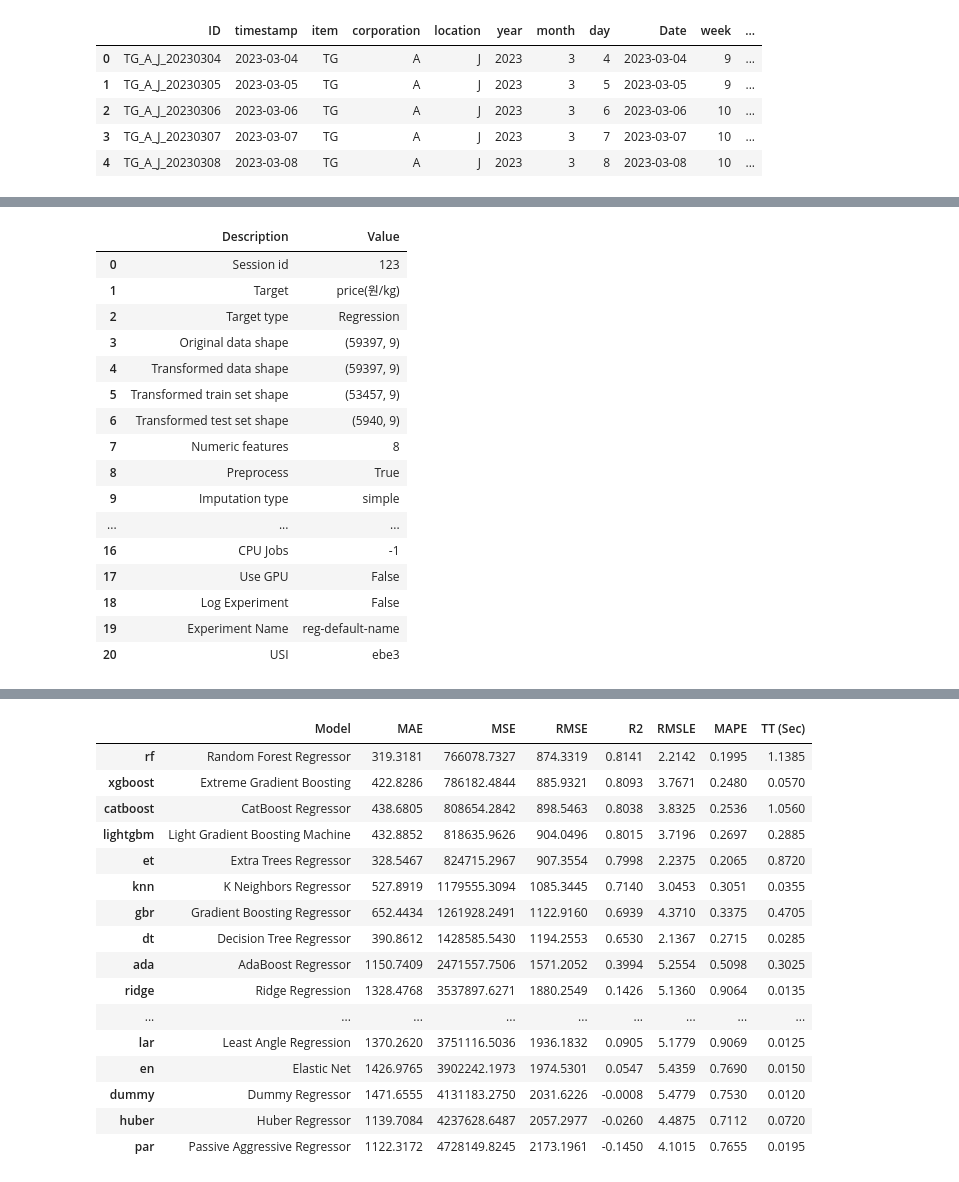
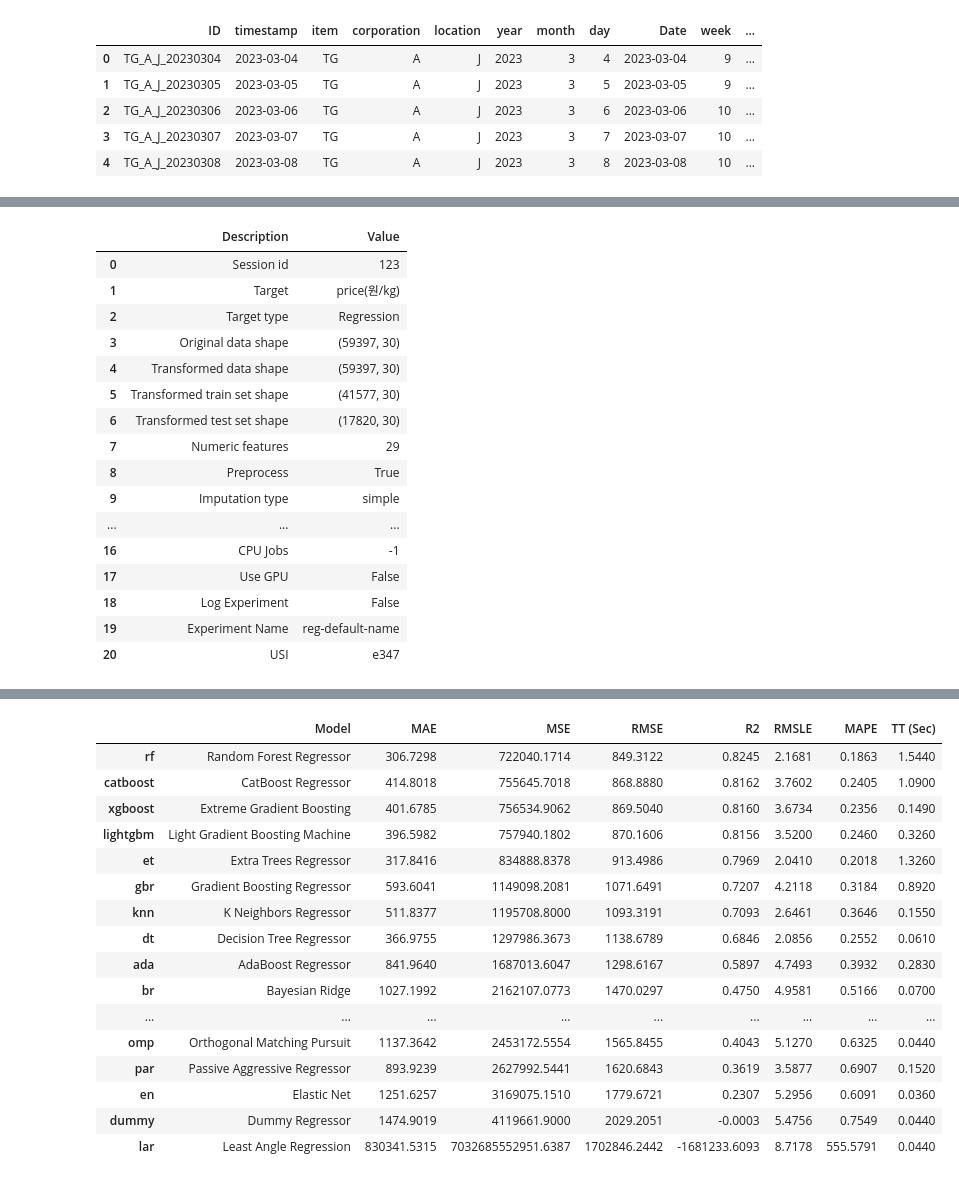
Before and after one commit to junseokShim/jeju_regression, a Jupyter notebook: 03_min_add_code.ipynb, the cells around one changed output, grey strips where cells are left out. Drawn from its saved outputs; the diff is of its cells as text; code cells hidden in the pictures.

```diff
--- a/03_min_add_code.ipynb
+++ b/03_min_add_code.ipynb
@@ -55,3 +59,7 @@ trade['month'] = trade['기간'].apply(lambda x : int(x[5:7]))
+# %%
+m_train = train.merge(trade, on=['year', 'month', 'item'], how='outer')
+m_train = m_train.dropna(subset=['ID'])
+m_train = m_train.fillna(0)
 # %%
 # %%
 import datetime
@@ -84,15 +112,22 @@ test_re.head()
 # %%
 # %%
 from sklearn.preprocessing import LabelEncoder
-train_x = train.drop(columns=['ID', 'timestamp', 'supply(kg)', 'price(원/kg)','Date'])
-train_y = train['price(원/kg)']
-test_x = test_re.drop(columns=['ID', 'timestamp','Date'])
-qual_col = ['item', 'corporation', 'location','day_name']
-
-for i in qual_col:
-    le = LabelEncoder()
-    train_x[i]=le.fit_transform(train_x[i])
-    test_x[i]=le.transform(test_x[i]) #test 데이터에 대해서 fit하는 것은 data leakage에 해당합니다
+train_x = m_train.drop(columns=['ID', 'timestamp', 'supply(kg)', 'price(원/kg)','Date'])
+train_y = m_train['price(원/kg)']
+test_x  = m_test.drop(columns=['ID', 'timestamp','Date'])
+# %%
+qual_col = ['item', 'corporation', 'location','day_name']
+
+train_x = pd.get_dummies(train_x, columns=qual_col, prefix=qual_col)
+test_x  = pd.get_dummies(test_x, columns=qual_col, prefix=qual_col)
+
+# for i in qual_col:
+#     le = LabelEncoder()
+#     train_x[i]=le.fit_transform(train_x[i])
+#     test_x[i]=le.transform(test_x[i]) #test 데이터에 대해서 fit하는 것은 data leakage에 해당합니다
+# %%
+train_x = train_x.drop(columns=['기간','품목명'])
+test_x  = test_x.drop(columns=['기간','품목명'])
 # %%
 train_x = pd.concat([train_x, train_y], axis=1)
 # %%
@@ -116,47 +168,52 @@ test_x.head() #day_name 일치
 # %%
 # import pycaret regression and init setup
 from pycaret.regression import *
 
-s = setup(train_x, target = 'price(원/kg)', session_id = 123, fold = 20, normalize = True, normalize_method = 'minmax', train_size=0.9) ##nomalize에 robust, zscore 가능
+s = setup(train_x, target = 'price(원/kg)',
+        session_id = 123,
+        fold = 10,
+        normalize = True,
+        normalize_method = 'minmax',
+        train_size=0.7) ##nomalize에 robust, zscore 가능
 # normalise를 robust, zscore로 하면 rmse 너무 높아짐 (1200 수준). minmax 가 680 수준
 #fole 수나 train_size를 바꿔보자
 
 # %%
 best_model = compare_models()
 # %% [output]
 |  | Description | Value |
 | 0 | Session id | 123 |
 | 1 | Target | price(원/kg) |
 | 2 | Target type | Regression |
-| 3 | Original data shape | (59397, 9) |
-| 4 | Transformed data shape | (59397, 9) |
-| 5 | Transformed train set shape | (53457, 9) |
-| 6 | Transformed test set shape | (5940, 9) |
-| 7 | Numeric features | 8 |
+| 3 | Original data shape | (59397, 30) |
+| 4 | Transformed data shape | (59397, 30) |
+| 5 | Transformed train set shape | (41577, 30) |
+| 6 | Transformed test set shape | (17820, 30) |
+| 7 | Numeric features | 29 |
 | 8 | Preprocess | True |
 | 9 | Imputation type | simple |
 | ... | ... | ... |
 | 16 | CPU Jobs | -1 |
 | 17 | Use GPU | False |
 | 18 | Log Experiment | False |
 | 19 | Experiment Name | reg-default-name |
-| 20 | USI | ebe3 |
+| 20 | USI | e347 |
 [interactive output not drawn]
 |  | Model | MAE | MSE | RMSE | R2 | RMSLE | MAPE | TT (Sec) |
-| rf | Random Forest Regressor | 319.3181 | 766078.7327 | 874.3319 | 0.8141 | 2.2142 | 0.1995 | 1.1385 |
-| xgboost | Extreme Gradient Boosting | 422.8286 | 786182.4844 | 885.9321 | 0.8093 | 3.7671 | 0.2480 | 0.0570 |
-| catboost | CatBoost Regressor | 438.6805 | 808654.2842 | 898.5463 | 0.8038 | 3.8325 | 0.2536 | 1.0560 |
-| lightgbm | Light Gradient Boosting Machine | 432.8852 | 818635.9626 | 904.0496 | 0.8015 | 3.7196 | 0.2697 | 0.2885 |
-| et | Extra Trees Regressor | 328.5467 | 824715.2967 | 907.3554 | 0.7998 | 2.2375 | 0.2065 | 0.8720 |
-| knn | K Neighbors Regressor | 527.8919 | 1179555.3094 | 1085.3445 | 0.7140 | 3.0453 | 0.3051 | 0.0355 |
-| gbr | Gradient Boosting Regressor | 652.4434 | 1261928.2491 | 1122.9160 | 0.6939 | 4.3710 | 0.3375 | 0.4705 |
-| dt | Decision Tree Regressor | 390.8612 | 1428585.5430 | 1194.2553 | 0.6530 | 2.1367 | 0.2715 | 0.0285 |
-| ada | AdaBoost Regressor | 1150.7409 | 2471557.7506 | 1571.2052 | 0.3994 | 5.2554 | 0.5098 | 0.3025 |
-| ridge | Ridge Regression | 1328.4768 | 3537897.6271 | 1880.2549 | 0.1426 | 5.1360 | 0.9064 | 0.0135 |
+| rf | Random Forest Regressor | 306.7298 | 722040.1714 | 849.3122 | 0.8245 | 2.1681 | 0.1863 | 1.5440 |
+| catboost | CatBoost Regressor | 414.8018 | 755645.7018 | 868.8880 | 0.8162 | 3.7602 | 0.2405 | 1.0900 |
+| xgboost | Extreme Gradient Boosting | 401.6785 | 756534.9062 | 869.5040 | 0.8160 | 3.6734 | 0.2356 | 0.1490 |
+| lightgbm | Light Gradient Boosting Machine | 396.5982 | 757940.1802 | 870.1606 | 0.8156 | 3.5200 | 0.2460 | 0.3260 |
+| et | Extra Trees Regressor | 317.8416 | 834888.8378 | 913.4986 | 0.7969 | 2.0410 | 0.2018 | 1.3260 |
+| gbr | Gradient Boosting Regressor | 593.6041 | 1149098.2081 | 1071.6491 | 0.7207 | 4.2118 | 0.3184 | 0.8920 |
+| knn | K Neighbors Regressor | 511.8377 | 1195708.8000 | 1093.3191 | 0.7093 | 2.6461 | 0.3646 | 0.1550 |
+| dt | Decision Tree Regressor | 366.9755 | 1297986.3673 | 1138.6789 | 0.6846 | 2.0856 | 0.2552 | 0.0610 |
+| ada | AdaBoost Regressor | 841.9640 | 1687013.6047 | 1298.6167 | 0.5897 | 4.7493 | 0.3932 | 0.2830 |
+| br | Bayesian Ridge | 1027.1992 | 2162107.0773 | 1470.0297 | 0.4750 | 4.9581 | 0.5166 | 0.0700 |
 | ... | ... | ... | ... | ... | ... | ... | ... | ... |
-| lar | Least Angle Regression | 1370.2620 | 3751116.5036 | 1936.1832 | 0.0905 | 5.1779 | 0.9069 | 0.0125 |
-| en | Elastic Net | 1426.9765 | 3902242.1973 | 1974.5301 | 0.0547 | 5.4359 | 0.7690 | 0.0150 |
-| dummy | Dummy Regressor | 1471.6555 | 4131183.2750 | 2031.6226 | -0.0008 | 5.4779 | 0.7530 | 0.0120 |
-| huber | Huber Regressor | 1139.7084 | 4237628.6487 | 2057.2977 | -0.0260 | 4.4875 | 0.7112 | 0.0720 |
-| par | Passive Aggressive Regressor | 1122.3172 | 4728149.8245 | 2173.1961 | -0.1450 | 4.1015 | 0.7655 | 0.0195 |
+| omp | Orthogonal Matching Pursuit | 1137.3642 | 2453172.5554 | 1565.8455 | 0.4043 | 5.1270 | 0.6325 | 0.0440 |
+| par | Passive Aggressive Regressor | 893.9239 | 2627992.5441 | 1620.6843 | 0.3619 | 3.5877 | 0.6907 | 0.1520 |
+| en | Elastic Net | 1251.6257 | 3169075.1510 | 1779.6721 | 0.2307 | 5.2956 | 0.6091 | 0.0360 |
+| dummy | Dummy Regressor | 1474.9019 | 4119661.9000 | 2029.2051 | -0.0003 | 5.4756 | 0.7549 | 0.0440 |
+| lar | Least Angle Regression | 830341.5315 | 7032685552951.6387 | 1702846.2442 | -1681233.6093 | 8.7178 | 555.5791 | 0.0440 |
 [interactive output not drawn]
```
Also changed, not shown: parts of 14 cells of this notebook, 1 other file.
